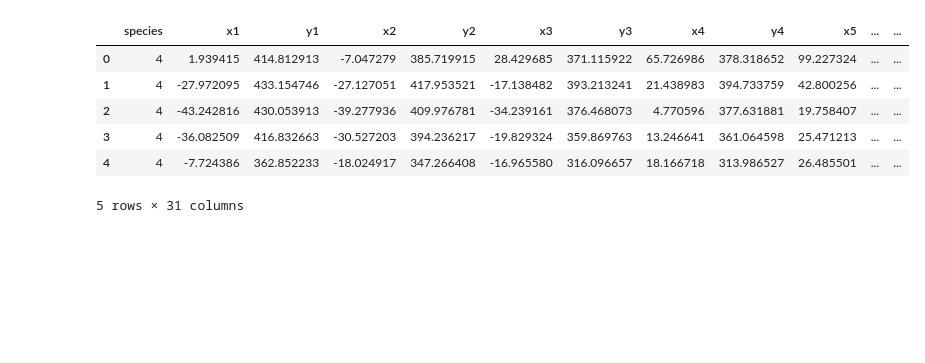
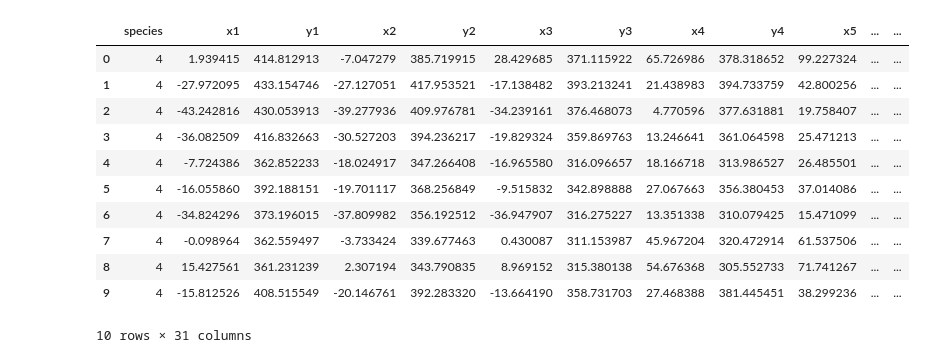
Before and after one commit to compgeomTU/will_rodman_thesis, a Jupyter notebook: leaf_data/maracuya.ipynb, the cells around one changed output. Drawn from its saved outputs; the diff is of its cells as text; code cells hidden in the pictures; blank space fills up the shorter version.

```diff
--- a/leaf_data/maracuya.ipynb
+++ b/leaf_data/maracuya.ipynb
@@ -55,12 +63,17 @@ species_classes = {'miniata':6,
 # replace species names with class in dataset
 df['species'] = df['species'].map(species_classes)
 # %%
-df.head(5)
+df.head(10)
 # %% [output]
 |  | species | x1 | y1 | x2 | y2 | x3 | y3 | x4 | y4 | x5 | ... | ... |
 | 0 | 4 | 1.939415 | 414.812913 | -7.047279 | 385.719915 | 28.429685 | 371.115922 | 65.726986 | 378.318652 | 99.227324 | ... | ... |
 | 1 | 4 | -27.972095 | 433.154746 | -27.127051 | 417.953521 | -17.138482 | 393.213241 | 21.438983 | 394.733759 | 42.800256 | ... | ... |
 | 2 | 4 | -43.242816 | 430.053913 | -39.277936 | 409.976781 | -34.239161 | 376.468073 | 4.770596 | 377.631881 | 19.758407 | ... | ... |
 | 3 | 4 | -36.082509 | 416.832663 | -30.527203 | 394.236217 | -19.829324 | 359.869763 | 13.246641 | 361.064598 | 25.471213 | ... | ... |
 | 4 | 4 | -7.724386 | 362.852233 | -18.024917 | 347.266408 | -16.965580 | 316.096657 | 18.166718 | 313.986527 | 26.485501 | ... | ... |
+| 5 | 4 | -16.055860 | 392.188151 | -19.701117 | 368.256849 | -9.515832 | 342.898888 | 27.067663 | 356.380453 | 37.014086 | ... | ... |
+| 6 | 4 | -34.824296 | 373.196015 | -37.809982 | 356.192512 | -36.947907 | 316.275227 | 13.351338 | 310.079425 | 15.471099 | ... | ... |
+| 7 | 4 | -0.098964 | 362.559497 | -3.733424 | 339.677463 | 0.430087 | 311.153987 | 45.967204 | 320.472914 | 61.537506 | ... | ... |
+| 8 | 4 | 15.427561 | 361.231239 | 2.307194 | 343.790835 | 8.969152 | 315.380138 | 54.676368 | 305.552733 | 71.741267 | ... | ... |
+| 9 | 4 | -15.812526 | 408.515549 | -20.146761 | 392.283320 | -13.664190 | 358.731703 | 27.468388 | 381.445451 | 38.299236 | ... | ... |
-5 rows × 31 columns
+10 rows × 31 columns
```
Also changed, not shown: parts of 35 cells of this notebook, 6 other files.
